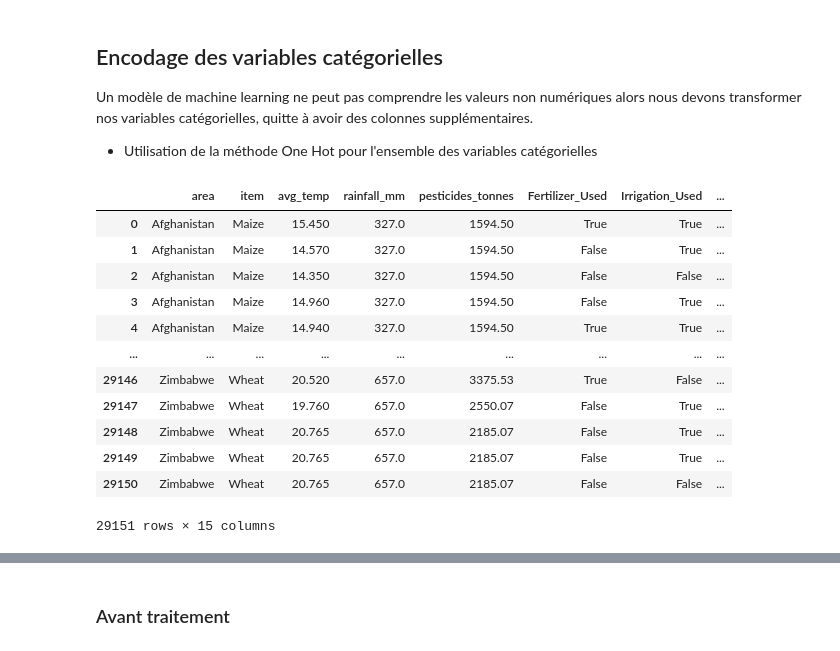
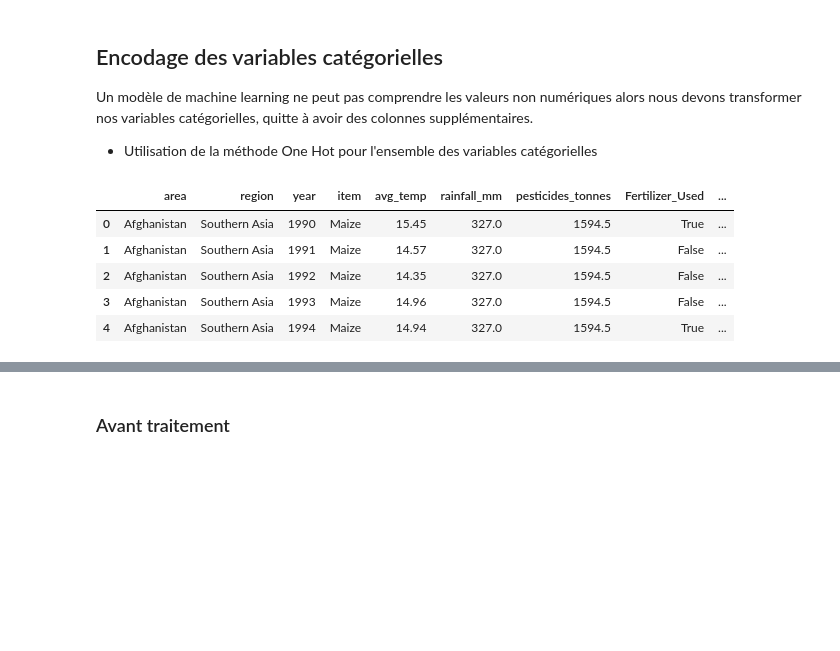
Before and after one commit to SCFlorian/Systeme_recommandation_agricole, a Jupyter notebook: notebooks/notebook_feature_engineering.ipynb, the cells around one changed output, grey strips where cells are left out. Saved outputs shown, nothing was run; the diff lists cells and outputs as text; code cells hidden in the pictures; blank space fills up the shorter version.

```diff
--- a/notebooks/notebook_feature_engineering.ipynb
+++ b/notebooks/notebook_feature_engineering.ipynb
@@ -356,7 +356,7 @@ Nous devons maintenant continuer l'amélioration de nos données en ajoutant des
 - climate_instability : identifie les régions à risque en mesurant la variabilité.
 - relative_tech_intensity : indique si l'effort technologique d'une année spécifique est supérieur ou inférieur à la norme historique du pays concerné.
 # %%
-yield_df_enriched = pd.read_csv("../data/processed/yield_df_enriched.csv")
+yield_df_enriched = pd.read_csv("../data/processed/yield_df_enriched.csv", index_col=0)
 # %% [markdown]
 ### Nombre de valeurs par variable
 # %%
@@ -407,19 +402,0 @@ Name: count, dtype: int64
-# %%
-# On calcule les médianes pour les 3 features explicatives numériques
-med_temp = yield_df_enriched['avg_temp'].median()
-med_rain = yield_df_enriched['rainfall_mm'].median()
-med_pest = yield_df_enriched['pesticides_tonnes'].median()
-
-# On crée une fonction de classification simple
-def classify_agro_profile(row):
-    t = "hot" if row['avg_temp'] > med_temp else "cold"
-    r = "wet" if row['rainfall_mm'] > med_rain else "dry"
-    p = "intensive" if row['pesticides_tonnes'] > med_pest else "extensive"
-
-    return f"{t}_{r}_{p}"
-
-# On applique la stratification
-yield_df_enriched['Agro_Profile'] = yield_df_enriched.apply(classify_agro_profile, axis=1)
-
-# On vérifie le nombre de lignes par groupe
-print(yield_df_enriched['Agro_Profile'].value_counts())
@@ -446,12 +412,6 @@ yield_df_enriched['climate_instability'] = yield_df_enriched.groupby('area')['av
 # Le relative tech-age
 avg_pest_country = yield_df_enriched.groupby('area')['pesticides_tonnes'].transform('mean')
 yield_df_enriched['relative_tech_intensity'] = yield_df_enriched['pesticides_tonnes'] / (avg_pest_country + 1)
-# %%
-cols = ['area', 'item', 'avg_temp', 'rainfall_mm', 'pesticides_tonnes',
-       'Fertilizer_Used', 'Irrigation_Used', 'Weather_Condition', 'Soil_Type',
-       'yield', 'Agro_Profile', 'tech_trend', 'irrigation_impact',
-       'climate_instability','relative_tech_intensity']
-yield_df_enriched = yield_df_enriched[cols]
 # %%
 yield_df_enriched.info()
 # %% [output]
@@ -516,18 +480,11 @@ Un modèle de machine learning ne peut pas comprendre les valeurs non numérique
 
 - Utilisation de la méthode One Hot pour l'ensemble des variables catégorielles
 # %%
-yield_df_enriched
+yield_df_enriched.head()
 # %% [output]
-|  | area | item | avg_temp | rainfall_mm | pesticides_tonnes | Fertilizer_Used | Irrigation_Used | ... |
-| 0 | Afghanistan | Maize | 15.450 | 327.0 | 1594.50 | True | True | ... |
-| 1 | Afghanistan | Maize | 14.570 | 327.0 | 1594.50 | False | True | ... |
-| 2 | Afghanistan | Maize | 14.350 | 327.0 | 1594.50 | False | False | ... |
-| 3 | Afghanistan | Maize | 14.960 | 327.0 | 1594.50 | False | True | ... |
-| 4 | Afghanistan | Maize | 14.940 | 327.0 | 1594.50 | True | True | ... |
-| ... | ... | ... | ... | ... | ... | ... | ... | ... |
-| 29146 | Zimbabwe | Wheat | 20.520 | 657.0 | 3375.53 | True | False | ... |
-| 29147 | Zimbabwe | Wheat | 19.760 | 657.0 | 2550.07 | False | True | ... |
-| 29148 | Zimbabwe | Wheat | 20.765 | 657.0 | 2185.07 | False | True | ... |
-| 29149 | Zimbabwe | Wheat | 20.765 | 657.0 | 2185.07 | False | True | ... |
-| 29150 | Zimbabwe | Wheat | 20.765 | 657.0 | 2185.07 | False | False | ... |
+|  | area | region | year | item | avg_temp | rainfall_mm | pesticides_tonnes | Fertilizer_Used | ... |
+| 0 | Afghanistan | Southern Asia | 1990 | Maize | 15.45 | 327.0 | 1594.5 | True | ... |
+| 1 | Afghanistan | Southern Asia | 1991 | Maize | 14.57 | 327.0 | 1594.5 | False | ... |
+| 2 | Afghanistan | Southern Asia | 1992 | Maize | 14.35 | 327.0 | 1594.5 | False | ... |
+| 3 | Afghanistan | Southern Asia | 1993 | Maize | 14.96 | 327.0 | 1594.5 | False | ... |
+| 4 | Afghanistan | Southern Asia | 1994 | Maize | 14.94 | 327.0 | 1594.5 | True | ... |
-29151 rows × 15 columns
```
Also changed, not shown: parts of 31 cells of this notebook, 4 other files.
